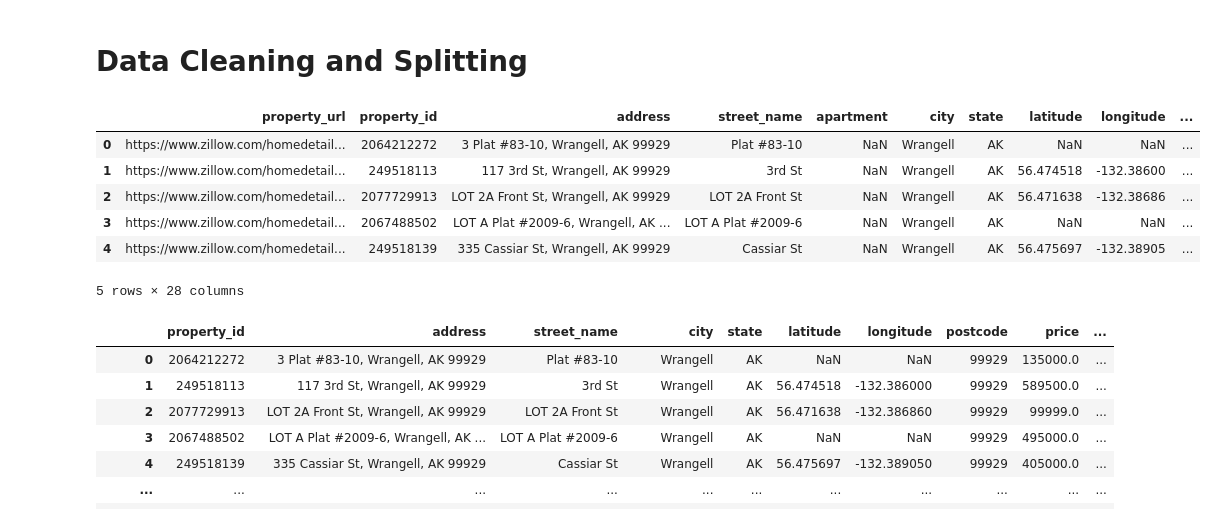
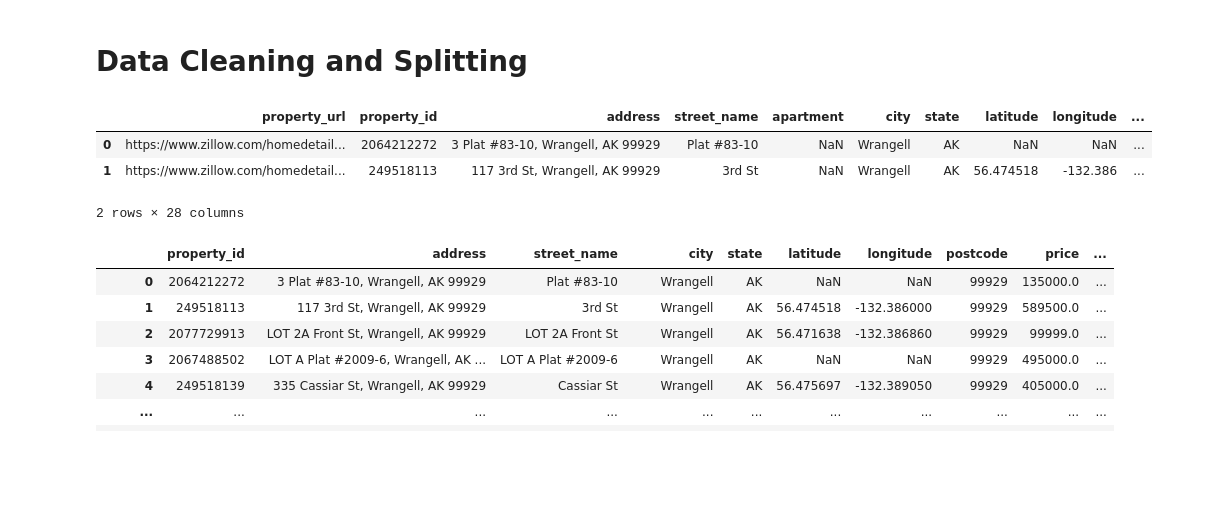
Before and after one commit to Jihyeyoon4/Project4-Group-2, a Jupyter notebook: Price Prediction and Linear Regression.ipynb, the cells around one changed output. Cells and saved outputs as stored; diff of their text form; code cells hidden in the pictures; blank space fills up the shorter version.

```diff
--- a/Price Prediction and Linear Regression.ipynb
+++ b/Price Prediction and Linear Regression.ipynb
@@ -11,15 +11,12 @@ from sklearn.ensemble import RandomForestRegressor
 from sklearn.metrics import mean_absolute_error, r2_score
 # %%
 raw_data = pd.read_csv("600K US Housing Properties.csv")
-raw_data.head()
+raw_data.head(2)
 # %% [output]
 |  | property_url | property_id | address | street_name | apartment | city | state | latitude | longitude | ... |
 | 0 | https://www.zillow.com/homedetail... | 2064212272 | 3 Plat #83-10, Wrangell, AK 99929 | Plat #83-10 | NaN | Wrangell | AK | NaN | NaN | ... |
-| 1 | https://www.zillow.com/homedetail... | 249518113 | 117 3rd St, Wrangell, AK 99929 | 3rd St | NaN | Wrangell | AK | 56.474518 | -132.38600 | ... |
-| 2 | https://www.zillow.com/homedetail... | 2077729913 | LOT 2A Front St, Wrangell, AK 99929 | LOT 2A Front St | NaN | Wrangell | AK | 56.471638 | -132.38686 | ... |
-| 3 | https://www.zillow.com/homedetail... | 2067488502 | LOT A Plat #2009-6, Wrangell, AK ... | LOT A Plat #2009-6 | NaN | Wrangell | AK | NaN | NaN | ... |
-| 4 | https://www.zillow.com/homedetail... | 249518139 | 335 Cassiar St, Wrangell, AK 99929 | Cassiar St | NaN | Wrangell | AK | 56.475697 | -132.38905 | ... |
+| 1 | https://www.zillow.com/homedetail... | 249518113 | 117 3rd St, Wrangell, AK 99929 | 3rd St | NaN | Wrangell | AK | 56.474518 | -132.386 | ... |
-5 rows × 28 columns
+2 rows × 28 columns
 # %%
 # Selecting usefull Columns and Dropping others
 raw_data = raw_data[['property_id','address','street_name','city','state','latitude','longitude','postcode'
```
Also changed, not shown: parts of 26 cells of this notebook.
